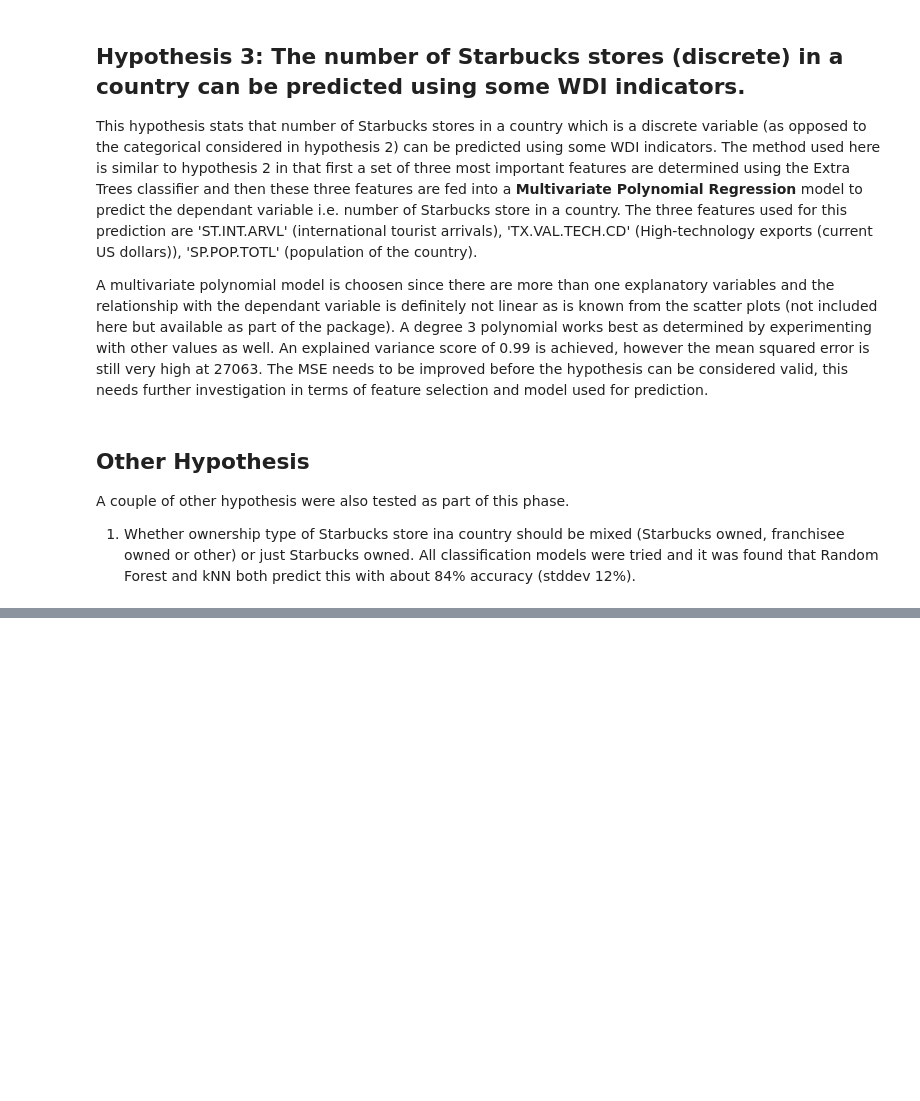
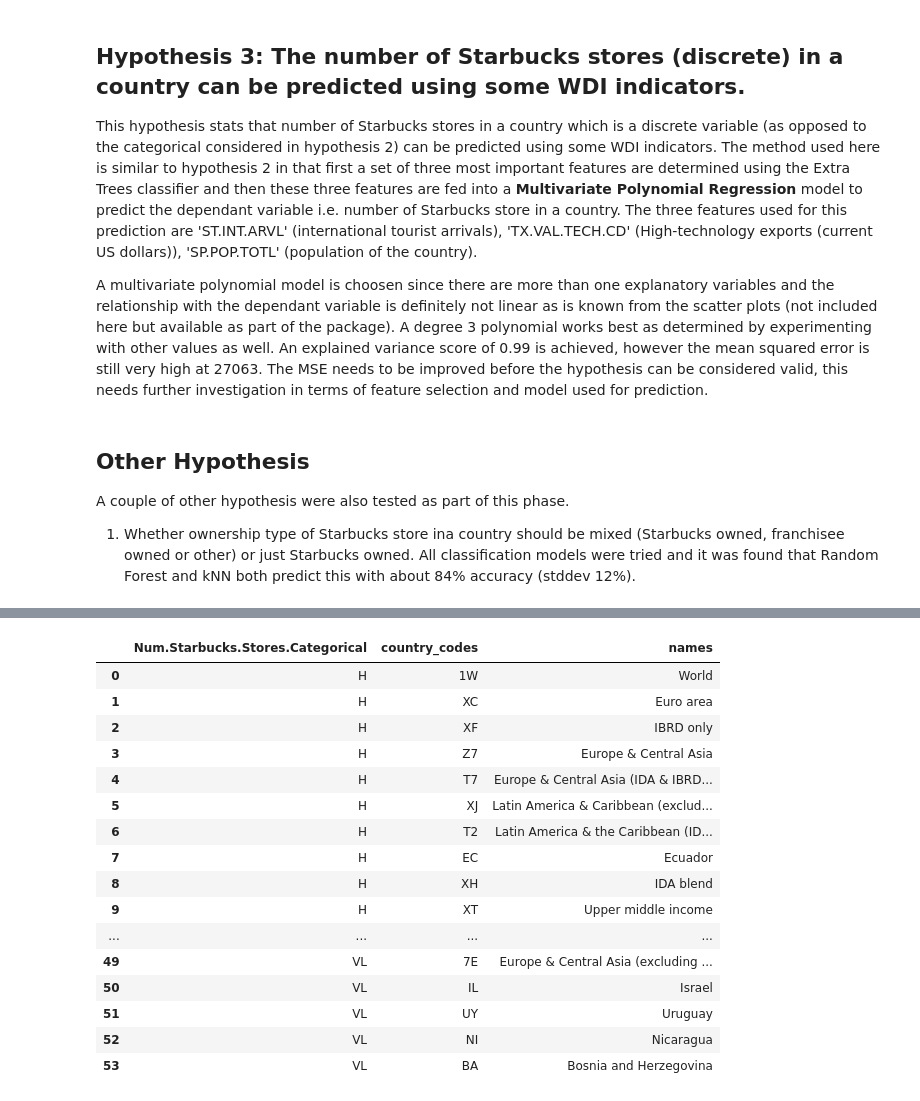
Before and after one commit to aarora79/sb_study, a Jupyter notebook: A data science tale about a coffee company.ipynb, the cells around one changed output, grey strips where cells are left out. Cells and saved outputs as stored; diff of their text form; code cells hidden in the pictures; blank space fills up the shorter version.

```diff
--- a/A data science tale about a coffee company.ipynb
+++ b/A data science tale about a coffee company.ipynb
@@ -763,0 +778,23 @@ Another aspect to review is that maybe the categories for the number of Starbuck
+# %%
+import pandas as pd
+RESULTS_URL = 'https://raw.githubusercontent.com/aarora79/sb_study/master/output/classification/Num.Starbucks.Stores.Categorical_predictions.csv'
+df = pd.read_csv(RESULTS_URL)
+df
+# %% [output]
+|  | Num.Starbucks.Stores.Categorical | country_codes | names |
+| 0 | H | 1W | World |
+| 1 | H | XC | Euro area |
+| 2 | H | XF | IBRD only |
+| 3 | H | Z7 | Europe & Central Asia |
+| 4 | H | T7 | Europe & Central Asia (IDA & IBRD... |
+| 5 | H | XJ | Latin America & Caribbean (exclud... |
+| 6 | H | T2 | Latin America & the Caribbean (ID... |
+| 7 | H | EC | Ecuador |
+| 8 | H | XH | IDA blend |
+| 9 | H | XT | Upper middle income |
+| ... | ... | ... | ... |
+| 49 | VL | 7E | Europe & Central Asia (excluding ... |
+| 50 | VL | IL | Israel |
+| 51 | VL | UY | Uruguay |
+| 52 | VL | NI | Nicaragua |
+| 53 | VL | BA | Bosnia and Herzegovina |
```
Also changed, not shown: parts of 16 cells of this notebook, 5 other files.
